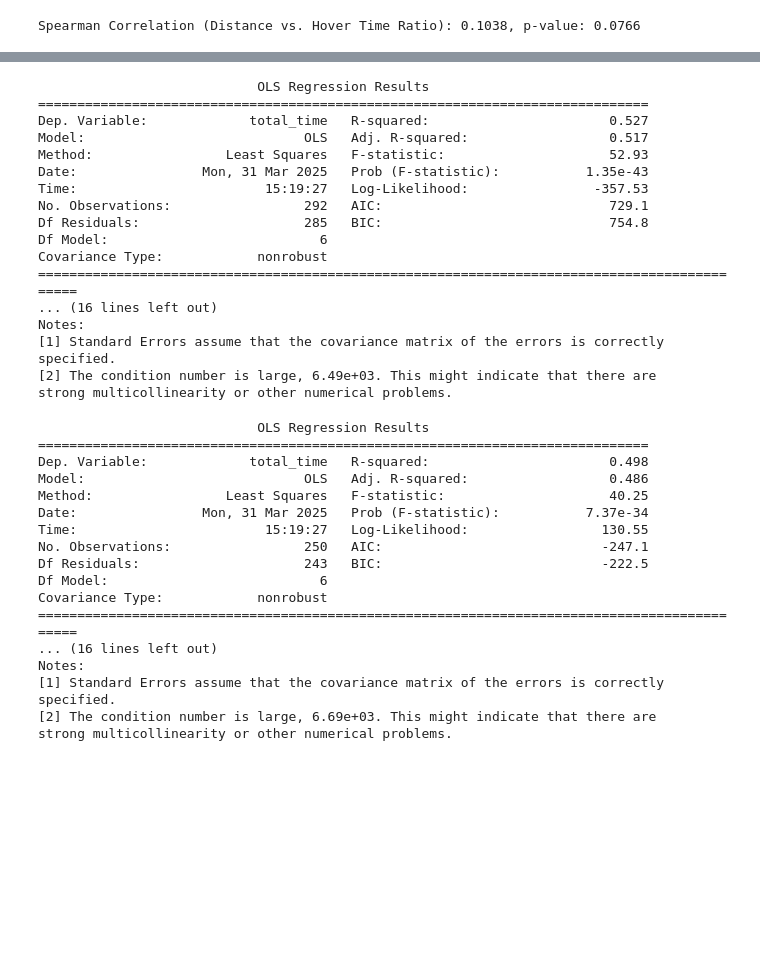
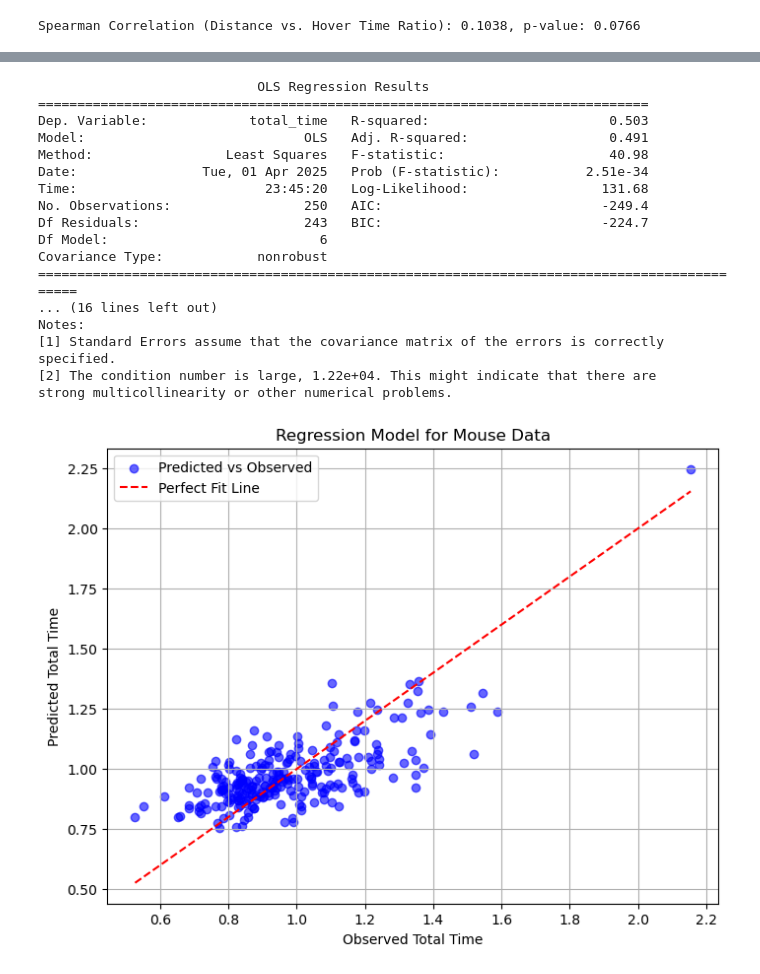
Before and after one commit to fir3yice/Glove-Based-Pointing-Device, a Jupyter notebook: analysis.ipynb, the cells around one changed output, grey strips where cells are left out. Saved outputs shown, nothing was run; the diff lists cells and outputs as text; code cells hidden in the pictures; blank space fills up the shorter version.

```diff
--- a/analysis.ipynb
+++ b/analysis.ipynb
@@ -883,79 +799,37 @@ print(vif_data)
 # %%
-# Convert target_shape to numeric (if it's categorical)
-df_glove["target_shape"] = df_glove["target_shape"].astype("category").cat.codes
+df_mouse["target_shape"] = df_mouse["target_shape"].astype("category").cat.codes
 
-# Define features again
 mouse_features = ['distance', 'ID', 'extra_movement_percentage', 'hover_time', 'error_count', 'target_shape']
-X_mouse = df_glove[mouse_features]
-y_mouse = df_glove['total_time']
+X_mouse = df_mouse[mouse_features]
+y_mouse = df_mouse['total_time']
 
-# Drop any remaining NaN values (just in case)
 X_mouse = X_mouse.dropna()
 y_mouse = y_mouse.loc[X_mouse.index]
 
-# Add constant for OLS
 X_mouse = sm.add_constant(X_mouse)
 
-# Run OLS regression
 model_mouse = sm.OLS(y_mouse, X_mouse).fit()
-
-# Print results
 print(model_mouse.summary())
 # %% [output]
                             OLS Regression Results
 ==============================================================================
-Dep. Variable:             total_time   R-squared:                       0.527
-Model:                            OLS   Adj. R-squared:                  0.517
-Method:                 Least Squares   F-statistic:                     52.93
-Date:                Mon, 31 Mar 2025   Prob (F-statistic):           1.35e-43
-Time:                        15:19:27   Log-Likelihood:                -357.53
-No. Observations:                 292   AIC:                             729.1
-Df Residuals:                     285   BIC:                             754.8
+Dep. Variable:             total_time   R-squared:                       0.503
+Model:                            OLS   Adj. R-squared:                  0.491
+Method:                 Least Squares   F-statistic:                     40.98
+Date:                Tue, 01 Apr 2025   Prob (F-statistic):           2.51e-34
+Time:                        23:45:20   Log-Likelihood:                 131.68
+No. Observations:                 250   AIC:                            -249.4
+Df Residuals:                     243   BIC:                            -224.7
 Df Model:                           6
 Covariance Type:            nonrobust
 =============================================================================================
 ... (16 lines left out)
 Notes:
 [1] Standard Errors assume that the covariance matrix of the errors is correctly specified.
-[2] The condition number is large, 6.49e+03. This might indicate that there are
+[2] The condition number is large, 1.22e+04. This might indicate that there are
 strong multicollinearity or other numerical problems.
-# %%
-# Convert target_shape to numeric (if it's categorical)
-df_mouse["target_shape"] = df_mouse["target_shape"].astype("category").cat.codes
-
-# Define features again
-mouse_features = ['distance', 'ID', 'extra_movement_percentage', 'hover_time', 'error_count', 'target_shape']
-X_mouse = df_mouse[mouse_features]
-y_mouse = df_mouse['total_time']
-
-# Drop any remaining NaN values (just in case)
-X_mouse = X_mouse.dropna()
-y_mouse = y_mouse.loc[X_mouse.index]
-
-# Add constant for OLS
-X_mouse = sm.add_constant(X_mouse)
-
-# Run OLS regression
-model_mouse = sm.OLS(y_mouse, X_mouse).fit()
-
-# Print results
-print(model_mouse.summary())
-# %% [output]
-                            OLS Regression Results
-==============================================================================
-Dep. Variable:             total_time   R-squared:                       0.498
-Model:                            OLS   Adj. R-squared:                  0.486
-Method:                 Least Squares   F-statistic:                     40.25
-Date:                Mon, 31 Mar 2025   Prob (F-statistic):           7.37e-34
-Time:                        15:19:27   Log-Likelihood:                 130.55
-No. Observations:                 250   AIC:                            -247.1
-Df Residuals:                     243   BIC:                            -222.5
-Df Model:                           6
-Covariance Type:            nonrobust
-=============================================================================================
-... (16 lines left out)
-Notes:
-[1] Standard Errors assume that the covariance matrix of the errors is correctly specified.
-[2] The condition number is large, 6.69e+03. This might indicate that there are
-strong multicollinearity or other numerical problems.
+# %%
+plot_regression_results(model_mouse, X_mouse, y_mouse, "Regression Model for Mouse Data")
+# %% [output]
+[figure, added]
 # %%
```
Also changed, not shown: parts of 24 cells of this notebook, 15 other files.
